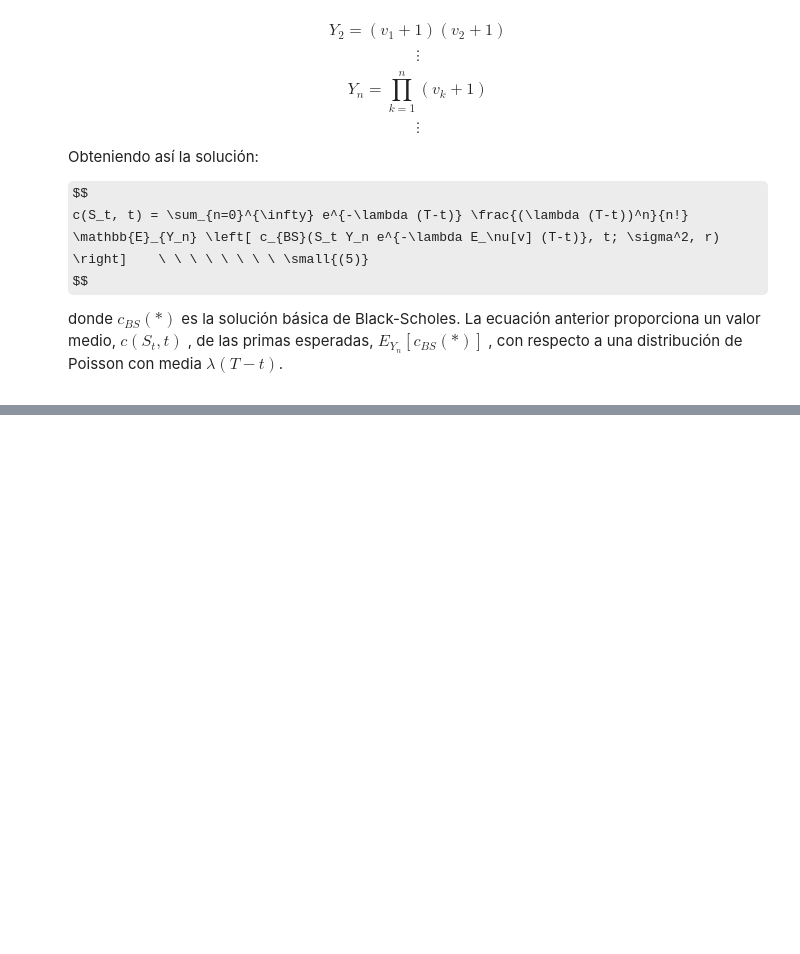
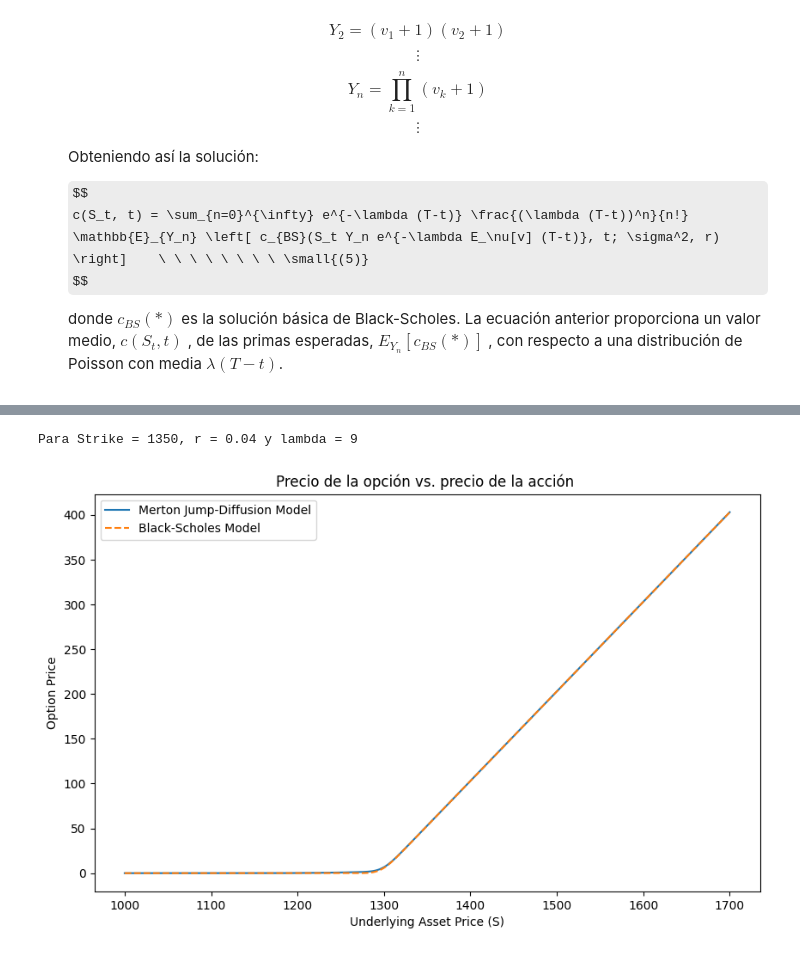
Before and after one commit to angiellanos/Merton_con_procesos_difusi-n_con_saltos, a Jupyter notebook: Modelos_de_Merton_con_saltos.ipynb, the cells around one changed output, grey strips where cells are left out. Cells and saved outputs as stored; diff of their text form; code cells hidden in the pictures; some formulas as TeX source; blank space fills up the shorter version.

```diff
--- a/Modelos_de_Merton_con_saltos.ipynb
+++ b/Modelos_de_Merton_con_saltos.ipynb
@@ -643,0 +636,25 @@ print(df_resultsln)
+# %%
+# Graficar el precio de la opción respecto del precio del activo subyacente
+S_values = np.linspace(1000, 1700, 1000)  # Rango de precios del activo subyacente
+merton_prices = []
+bs_prices = []
+
+print(f"Para Strike = {K_values[0]}, r = {r_values[0]} y lambda = {lambda_values[0]}")
+
+for S in S_values:
+    merton_price = merton_jump_call(S, K_values[0], r_values[0], new_std, lambda_values[0]/250, v_std)
+    bs_price = black_scholes_call(S, K_values[0], tau, r_values[0], new_std)
+    merton_prices.append(merton_price)
+    bs_prices.append(bs_price)
+
+plt.figure(figsize=(10, 6))
+plt.plot(S_values, merton_prices, label='Merton Jump-Diffusion Model')
+plt.plot(S_values, bs_prices, linestyle='--', label='Black-Scholes Model')
+plt.xlabel('Underlying Asset Price (S)')
+plt.ylabel('Option Price')
+plt.title('Precio de la opción vs. precio de la acción ')
+plt.legend()
+plt.show()
+# %% [output]
+Para Strike = 1350, r = 0.04 y lambda = 9
+[figure, added]
```
Also changed, not shown: parts of 13 cells of this notebook.
